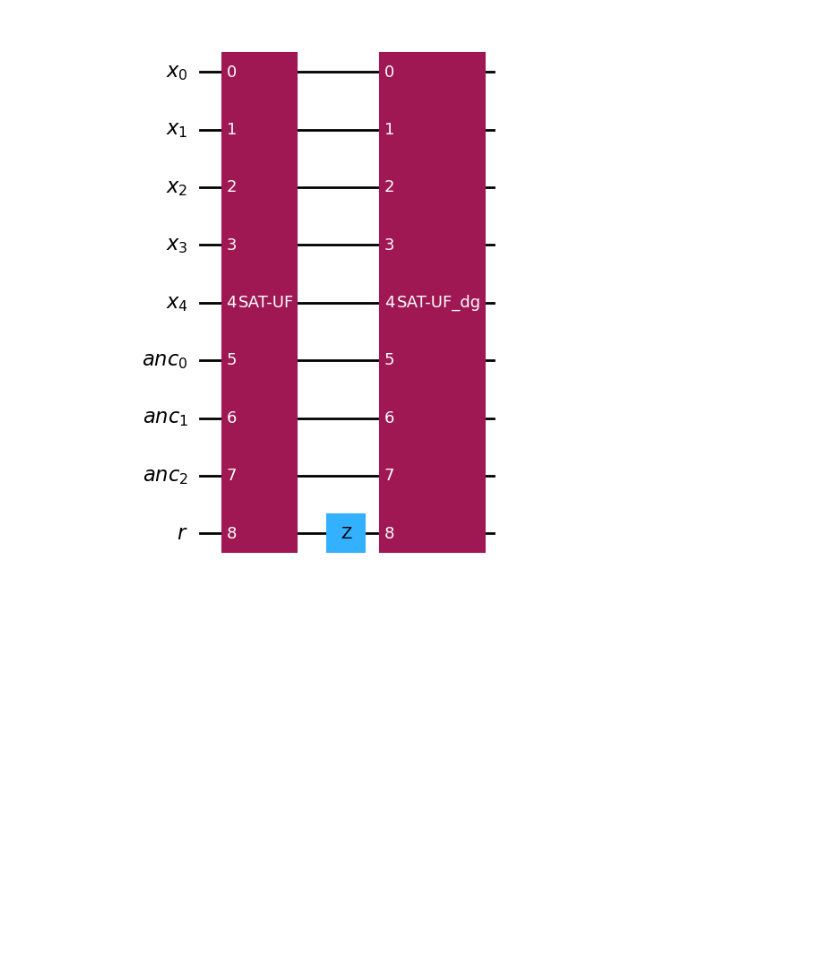
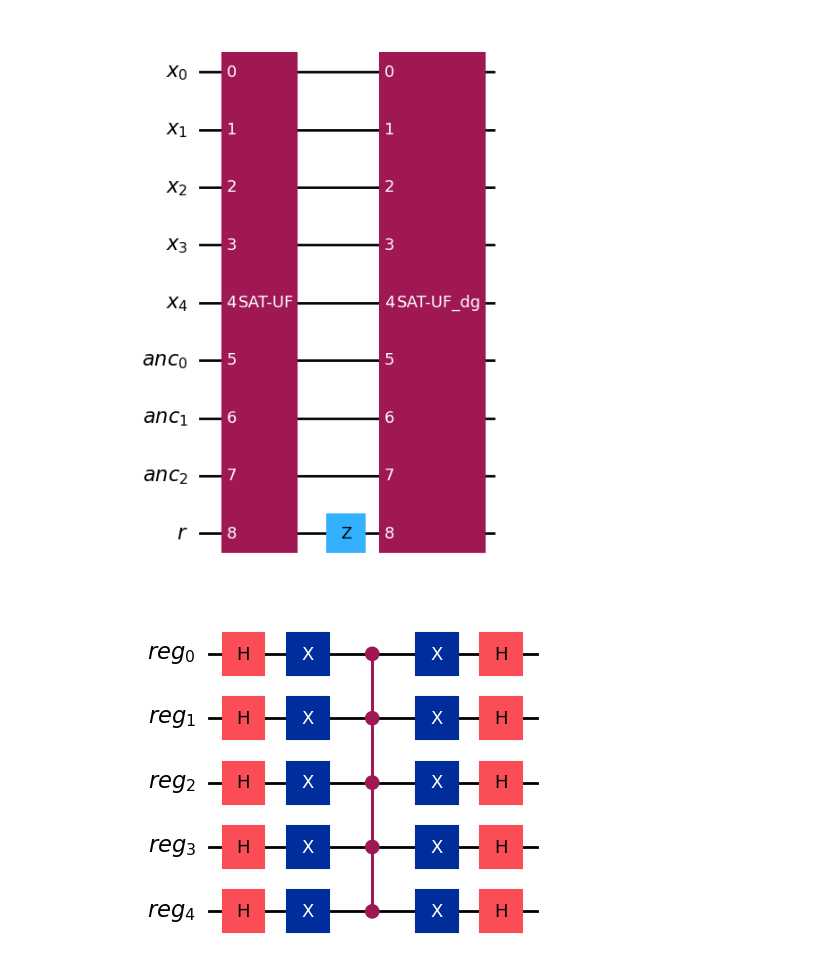
Before and after one commit to Flirm/quantum-circuits-implementation, a Jupyter notebook: implementations/grover_algorithm/notebooks/grover.ipynb, the cells around one changed output. Drawn from its saved outputs; the diff is of its cells as text; code cells hidden in the pictures; blank space fills up the shorter version.

Commit message:
implemented inversion by the mean and final grover

```diff
--- a/implementations/grover_algorithm/notebooks/grover.ipynb
+++ b/implementations/grover_algorithm/notebooks/grover.ipynb
@@ -68,8 +68,18 @@ sat_UG([5,3,1], sat_UF(5,[[1, 2, 3], [2, -4, -5], [3, 4, 5]])).draw("mpl")
 [figure]
 # %%
 def inversion_by_the_mean(num_bits: int) -> QuantumCircuit:
+    reg = QuantumRegister(num_bits, "reg")
+    quantum_circuit = QuantumCircuit(reg, name="inversion-by-the-mean")
+    quantum_circuit.h(reg)
+    quantum_circuit.x(reg)
+    quantum_circuit.append(ZGate().control(num_bits-1), reg[:])
+    quantum_circuit.x(reg)
+    quantum_circuit.h(reg)
+    return quantum_circuit
 
-    return
+inversion_by_the_mean(5).draw("mpl")
+# %% [output]
+[figure, added]
 # %%
 def groover(bit_array: list[int], sat_clauses: list[list[int]]) -> QuantumCircuit:
     """
```
Also changed, not shown: parts of 2 cells of this notebook.
